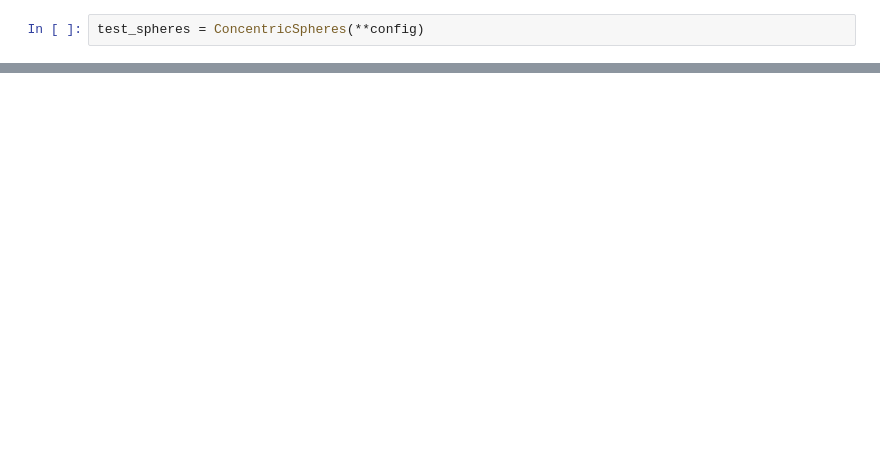
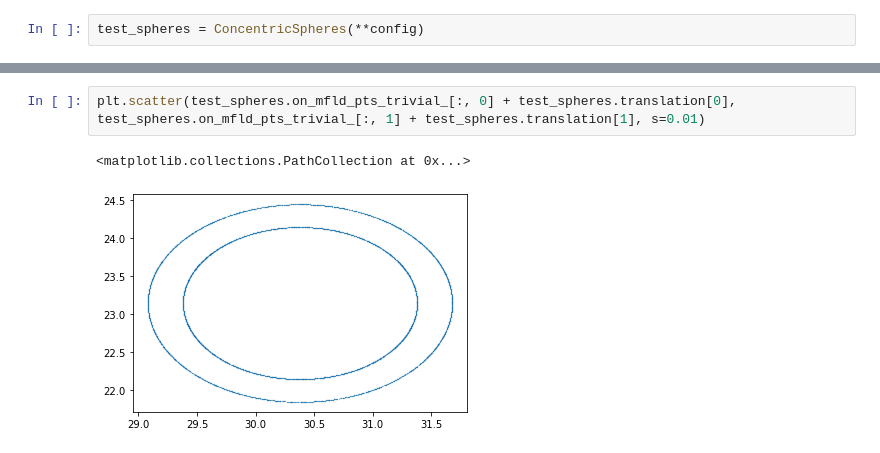
Before and after one commit to microsoft/distance-learner, a Jupyter notebook: notebooks/Testing Induced Manifold Generation in ConcentricSpheres.ipynb, the cells around one changed output, grey strips where cells are left out. Cells and saved outputs as stored; diff of their text form; blank space fills up the shorter version.

```diff
--- a/notebooks/Testing Induced Manifold Generation in ConcentricSpheres.ipynb
+++ b/notebooks/Testing Induced Manifold Generation in ConcentricSpheres.ipynb
@@ -42,0 +99,5 @@ test_spheres.knn.k
+# %%
+plt.scatter(test_spheres.on_mfld_pts_trivial_[:, 0] + test_spheres.translation[0], test_spheres.on_mfld_pts_trivial_[:, 1] + test_spheres.translation[1], s=0.01)
+# %% [output]
+<matplotlib.collections.PathCollection at 0x...>
+[figure, added]
```
Also changed, not shown: parts of 20 cells of this notebook, 11 other files.
